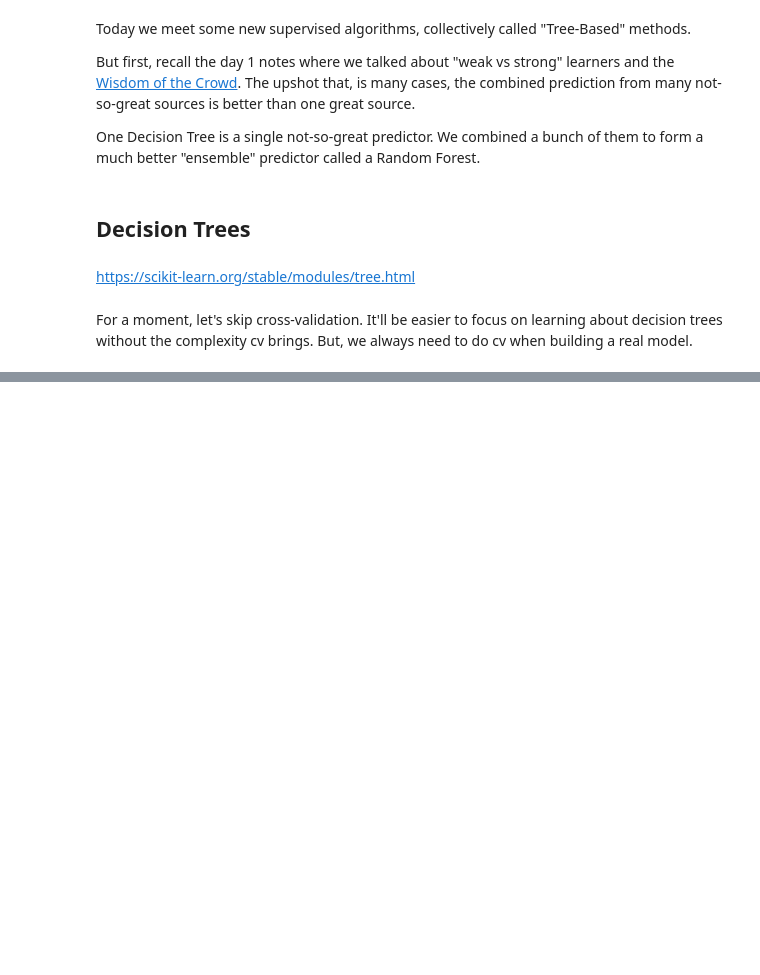
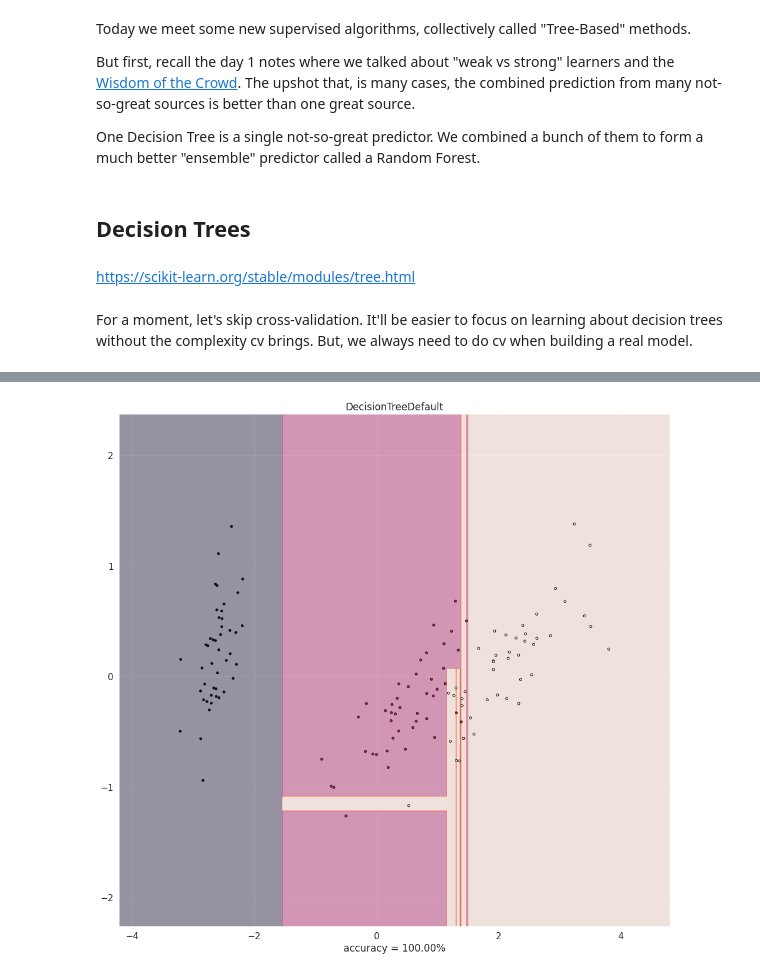
Before and after one commit to Tarleton-Math/data-science-20-21, a Jupyter notebook: data_science_20_21_notes_10_20.ipynb, the cells around one changed output, grey strips where cells are left out. Drawn from its saved outputs; the diff is of its cells as text; code cells hidden in the pictures; blank space fills up the shorter version.

```diff
--- a/data_science_20_21_notes_10_20.ipynb
+++ b/data_science_20_21_notes_10_20.ipynb
@@ -164,0 +205,8 @@ https://scikit-learn.org/stable/auto_examples/ensemble/plot_voting_decision_regi
+# %%
+clfs = {
+        'DecisionTreeDefault': DecisionTreeClassifier(random_state=1),
+        }
+
+plot_decision_boundary(X_m_pca, y_m, clfs, mesh=1000)
+# %% [output]
+[figure, added]
```
Also changed, not shown: parts of 22 cells of this notebook.
